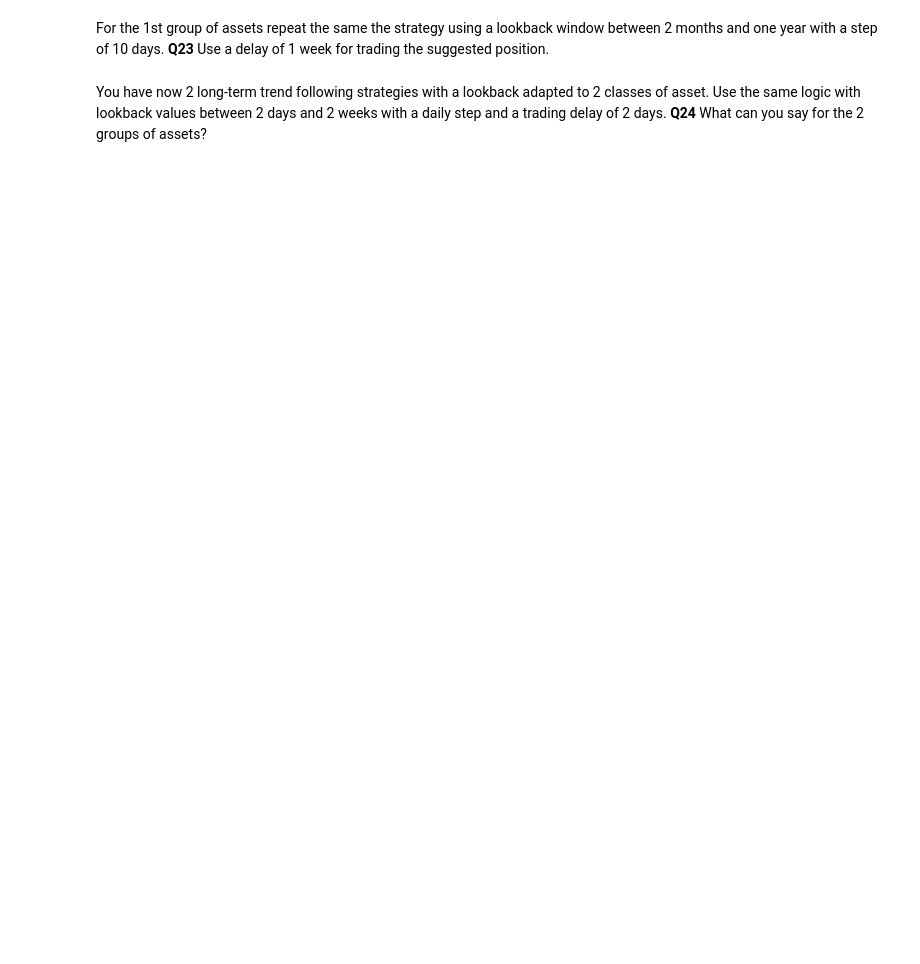
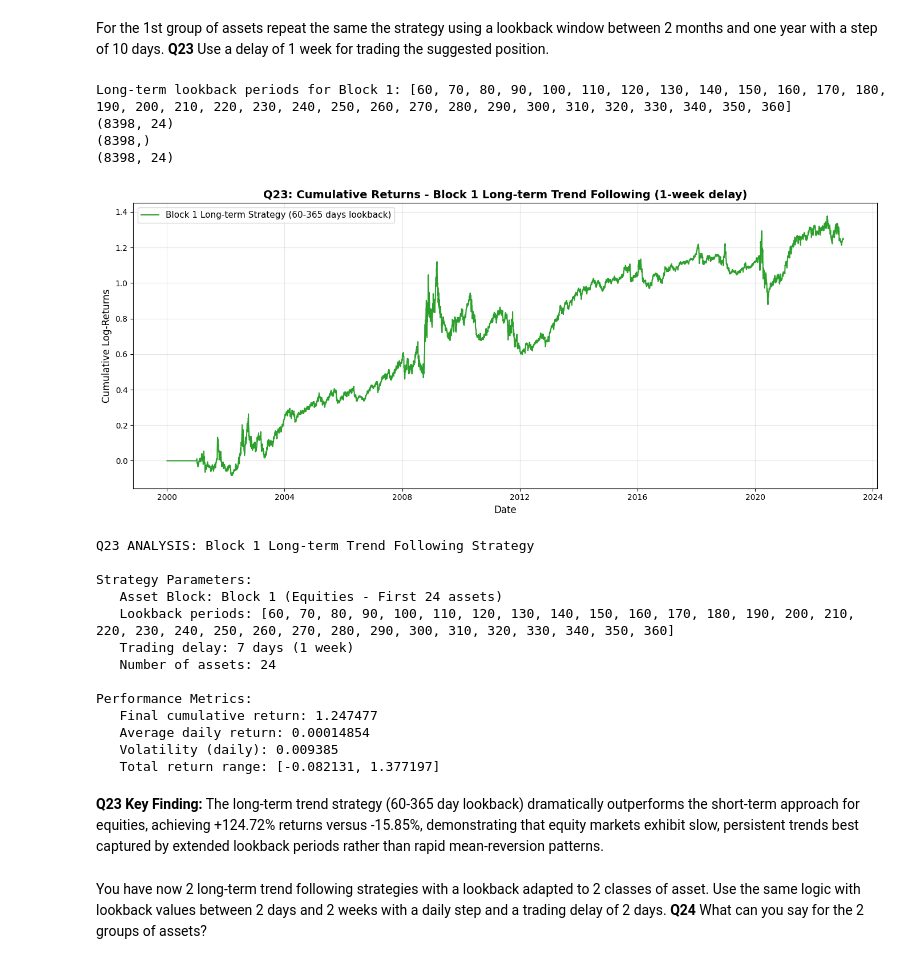
Before and after one commit to IrishRugbyman/algo-trading-project, a Jupyter notebook: capstone 2026.ipynb, the cells around one changed output. Drawn from its saved outputs; the diff is of its cells as text; code cells hidden in the pictures; blank space fills up the shorter version.

```diff
--- a/capstone 2026.ipynb
+++ b/capstone 2026.ipynb
@@ -540,4 +636,60 @@ In section 2 the data was split between 2 groups of assets. Do the same and plot
 # %% [markdown]
 For the 1st group of assets repeat the same the strategy using a lookback window between 2 months and one year with a step of 10 days. **Q23** Use a delay of 1 week for trading the suggested position.
+# %%
+lookback_periods_longterm = list(range(60, 366, 10))
+print(f"Long-term lookback periods for Block 1: {lookback_periods_longterm}")
+
+pos_block1_longterm = compute_positions_trend(log_returns[block1_assets], periods_long=lookback_periods_longterm)
+pos_shifted_block1_longterm = pos_block1_longterm.shift(7)
+log_returns_b1 = log_returns[block1_assets]
+daily_returns_block1_longterm = (pos_shifted_block1_longterm * log_returns_b1).sum(axis=1)
+cumulative_returns_block1_longterm = daily_returns_block1_longterm.cumsum()
+
+plt.figure(figsize=(14, 6))
+plt.plot(cumulative_returns_block1_longterm.index, cumulative_returns_block1_longterm.values,
+         linewidth=1.5, color='#2ca02c', label='Block 1 Long-term Strategy (60-365 days lookback)')
+plt.xlabel('Date', fontsize=12)
+plt.ylabel('Cumulative Log-Returns', fontsize=12)
+plt.title('Q23: Cumulative Returns - Block 1 Long-term Trend Following (1-week delay)',
+          fontsize=14, fontweight='bold')
+plt.grid(True, alpha=0.3)
+plt.legend(fontsize=11)
+plt.tight_layout()
+plt.savefig('q23_block1_longterm_returns.png', dpi=300, bbox_inches='tight')
+plt.show()
+
+print("Q23 ANALYSIS: Block 1 Long-term Trend Following Strategy")
+print(f"\nStrategy Parameters:")
+print(f"   Asset Block: Block 1 (Equities - First 24 assets)")
+print(f"   Lookback periods: {lookback_periods_longterm}")
+print(f"   Trading delay: 7 days (1 week)")
+print(f"   Number of assets: {len(block1_assets)}")
+
+print(f"\nPerformance Metrics:")
+print(f"   Final cumulative return: {cumulative_returns_block1_longterm.iloc[-1]:.6f}")
+print(f"   Average daily return: {daily_returns_block1_longterm.mean():.8f}")
+print(f"   Volatility (daily): {daily_returns_block1_longterm.std():.6f}")
+print(f"   Total return range: [{cumulative_returns_block1_longterm.min():.6f}, {cumulative_returns_block1_longterm.max():.6f}]")
+# %% [output]
+Long-term lookback periods for Block 1: [60, 70, 80, 90, 100, 110, 120, 130, 140, 150, 160, 170, 180, 190, 200, 210, 220, 230, 240, 250, 260, 270, 280, 290, 300, 310, 320, 330, 340, 350, 360]
+(8398, 24)
+(8398,)
+(8398, 24)
+[figure, added]
+Q23 ANALYSIS: Block 1 Long-term Trend Following Strategy
+
+Strategy Parameters:
+   Asset Block: Block 1 (Equities - First 24 assets)
+   Lookback periods: [60, 70, 80, 90, 100, 110, 120, 130, 140, 150, 160, 170, 180, 190, 200, 210, 220, 230, 240, 250, 260, 270, 280, 290, 300, 310, 320, 330, 340, 350, 360]
+   Trading delay: 7 days (1 week)
+   Number of assets: 24
+
+Performance Metrics:
+   Final cumulative return: 1.247477
+   Average daily return: 0.00014854
+   Volatility (daily): 0.009385
+   Total return range: [-0.082131, 1.377197]
+# %% [markdown]
+**Q23 Key Finding:** The long-term trend strategy (60-365 day lookback) dramatically outperforms the short-term approach for equities, achieving +124.72% returns versus -15.85%, demonstrating that equity markets exhibit slow, persistent trends best captured by extended lookback periods rather than rapid mean-reversion patterns.
 # %% [markdown]
 You have now 2 long-term trend following strategies with a lookback adapted to 2 classes of asset. Use the same logic with lookback values between 2 days and 2 weeks with a daily step and a trading delay of 2 days. **Q24** What can you say for the 2 groups of assets?
```
Also changed, not shown: parts of 6 cells of this notebook, 7 other files.
